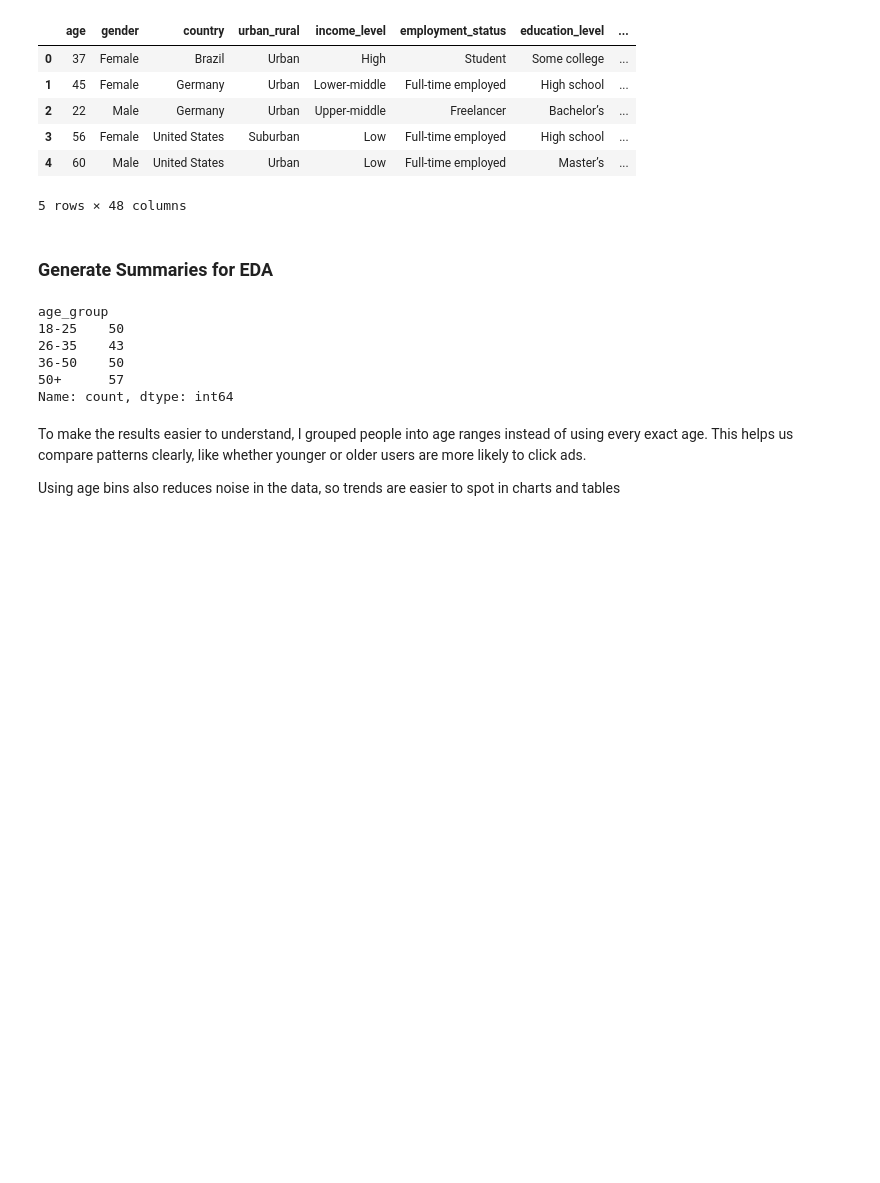
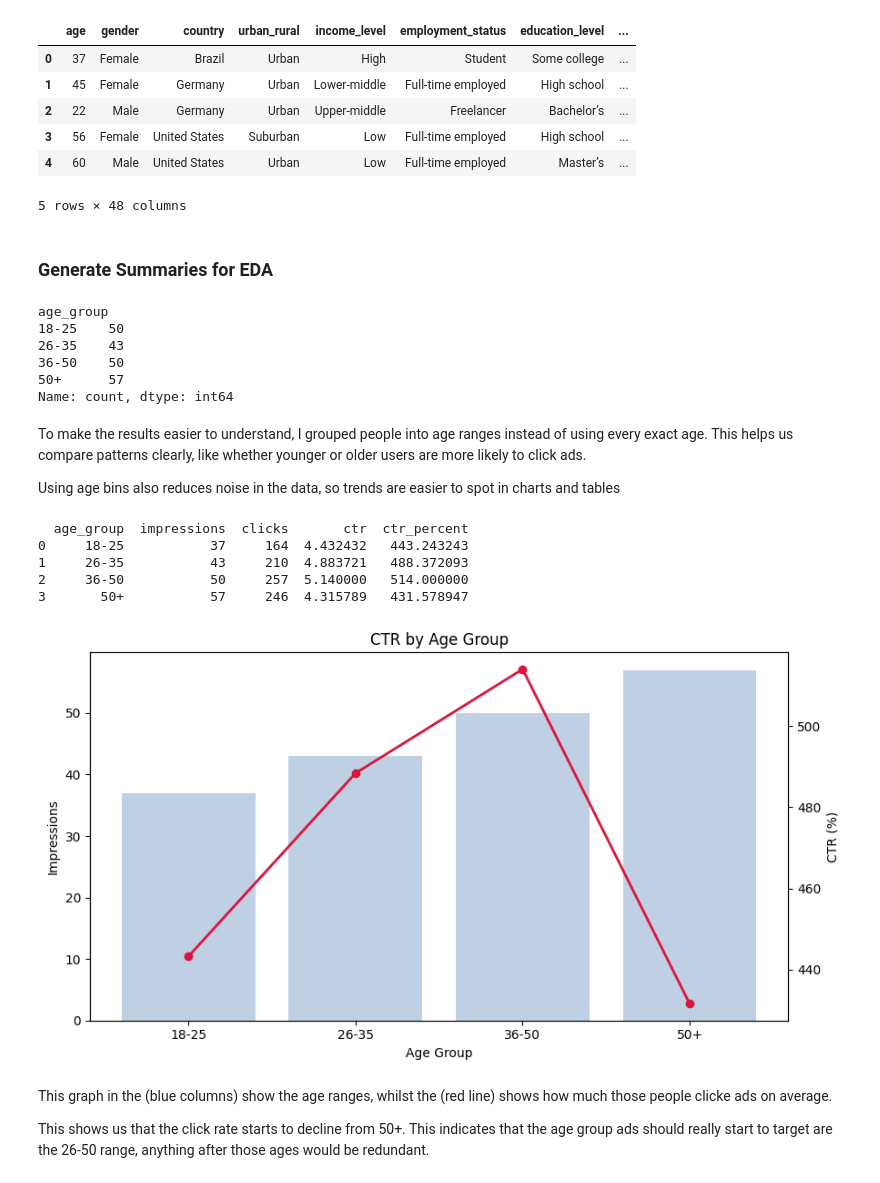
Before and after one commit to Fazestar01/Social-Media-Ads-Clicking-Analysis, a Jupyter notebook: jupyter_notebooks/eda_visualisations.ipynb, the cells around one changed output. Drawn from its saved outputs; the diff is of its cells as text; code cells hidden in the pictures; blank space fills up the shorter version.

Commit message:
create visualisation 1

```diff
--- a/jupyter_notebooks/eda_visualisations.ipynb
+++ b/jupyter_notebooks/eda_visualisations.ipynb
@@ -40,3 +40,43 @@ To make the results easier to understand, I grouped people into age ranges inste
 This helps us compare patterns clearly, like whether younger or older users are more likely to click ads.
 
 Using age bins also reduces noise in the data, so trends are easier to spot in charts and tables
+# %%
+click_col = 'ads_clicked_per_day'
+
+# Use existing age_group
+age_ctr = (
+    df.groupby('age_group', observed=False)[click_col]
+      .agg(impressions='count', clicks='sum')
+      .reset_index()
+)
+
+age_ctr['ctr'] = age_ctr['clicks'] / age_ctr['impressions']
+age_ctr['ctr_percent'] = age_ctr['ctr'] * 100
+
+print(age_ctr)
+
+# Plot: histogram-style bars (impressions) + CTR line
+fig, ax1 = plt.subplots(figsize=(9,5))
+
+ax1.bar(age_ctr['age_group'].astype(str), age_ctr['impressions'], color='lightsteelblue', alpha=0.8)
+ax1.set_xlabel('Age Group')
+ax1.set_ylabel('Impressions')
+
+ax2 = ax1.twinx()
+ax2.plot(age_ctr['age_group'].astype(str), age_ctr['ctr_percent'], marker='o', color='crimson', linewidth=2)
+ax2.set_ylabel('CTR (%)')
+
+plt.title('CTR by Age Group')
+plt.tight_layout()
+plt.show()
+# %% [output]
+  age_group  impressions  clicks       ctr  ctr_percent
+0     18-25           37     164  4.432432   443.243243
+1     26-35           43     210  4.883721   488.372093
+2     36-50           50     257  5.140000   514.000000
+3       50+           57     246  4.315789   431.578947
+[figure, added]
+# %% [markdown]
+This graph in the (blue columns) show the age ranges, whilst the (red line) shows how much those people clicke ads on average.
+
+This shows us that the click rate starts to decline from 50+. This indicates that the age group ads should really start to target are the 26-50 range, anything after those ages would be redundant.
```
